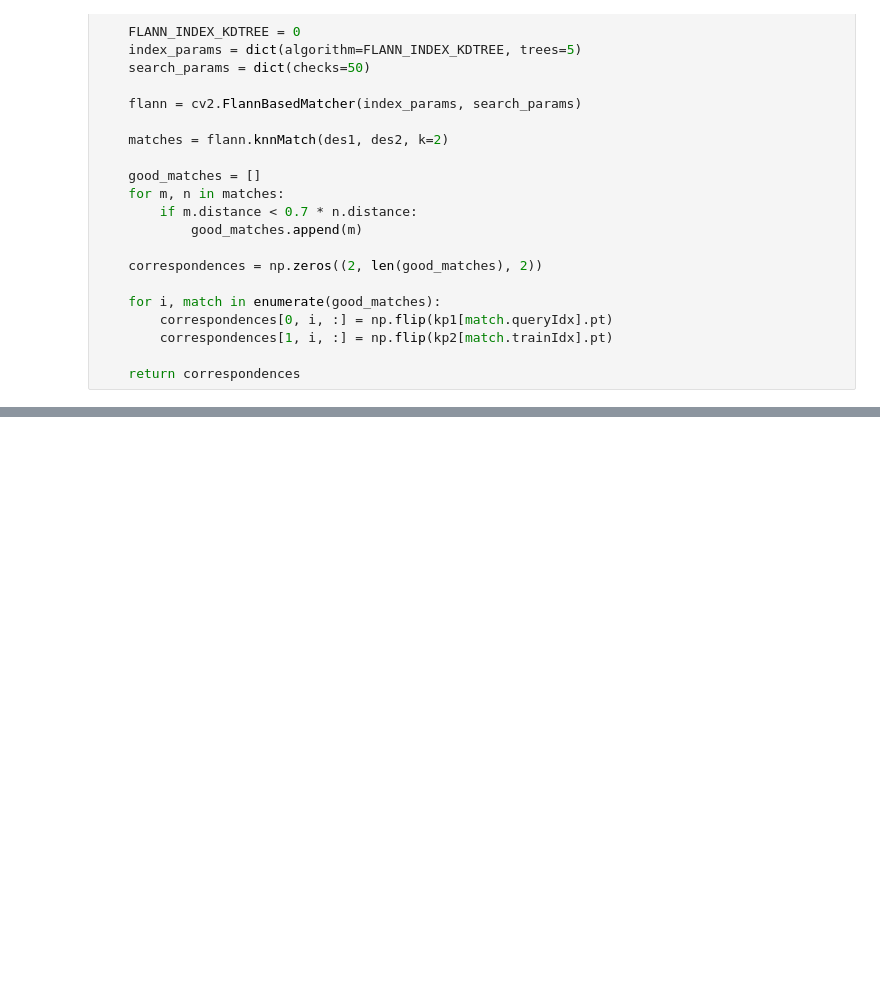
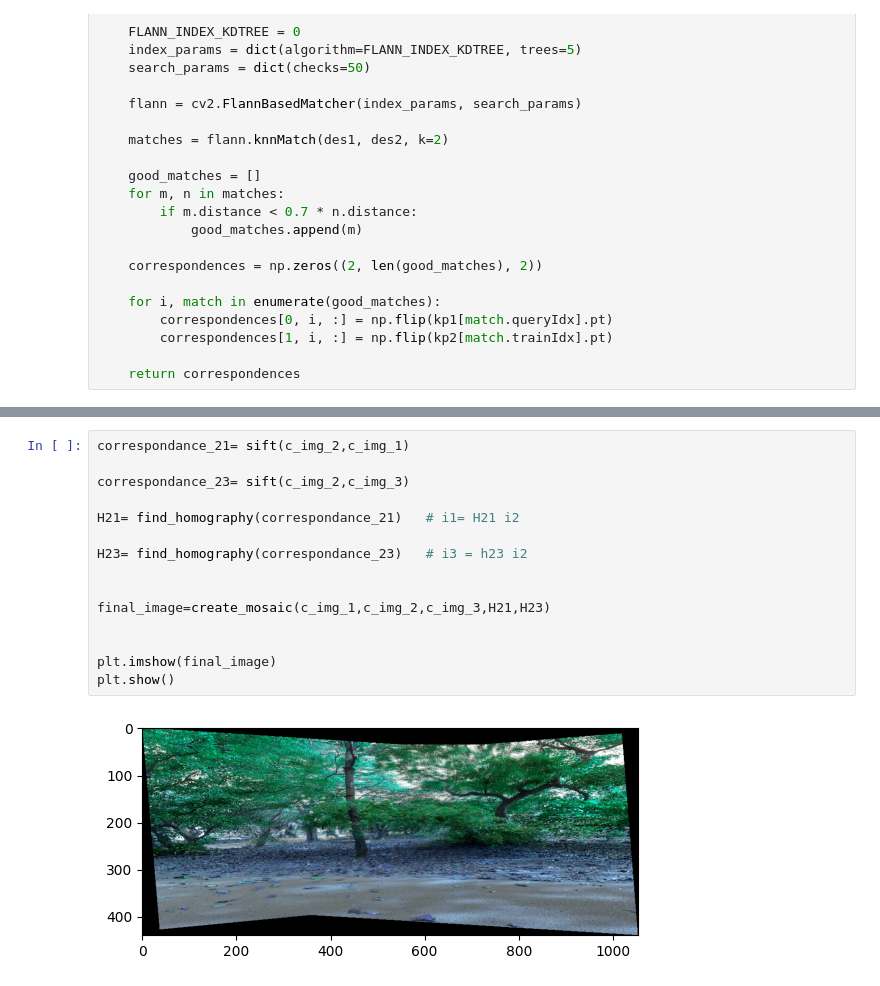
Before and after one commit to aayush-ranawat/Image_Signal_Processin, a Jupyter notebook: Assignment3_ Image mosaicing/EE5175_Lab_03/image_stiching.ipynb, the cells around one changed output, grey strips where cells are left out. Saved outputs shown, nothing was run; the diff lists cells and outputs as text; blank space fills up the shorter version.

```diff
--- a/Assignment3_ Image mosaicing/EE5175_Lab_03/image_stiching.ipynb
+++ b/Assignment3_ Image mosaicing/EE5175_Lab_03/image_stiching.ipynb
@@ -54,0 +225,17 @@ plt.show()
+# %%
+correspondance_21= sift(c_img_2,c_img_1)
+
+correspondance_23= sift(c_img_2,c_img_3)
+
+H21= find_homography(correspondance_21)   # i1= H21 i2
+
+H23= find_homography(correspondance_23)   # i3 = h23 i2
+
+
+final_image=create_mosaic(c_img_1,c_img_2,c_img_3,H21,H23)
+
+
+plt.imshow(final_image)
+plt.show()
+# %% [output]
+[figure, added]
```
Also changed, not shown: parts of 6 cells of this notebook, 23 other files.
